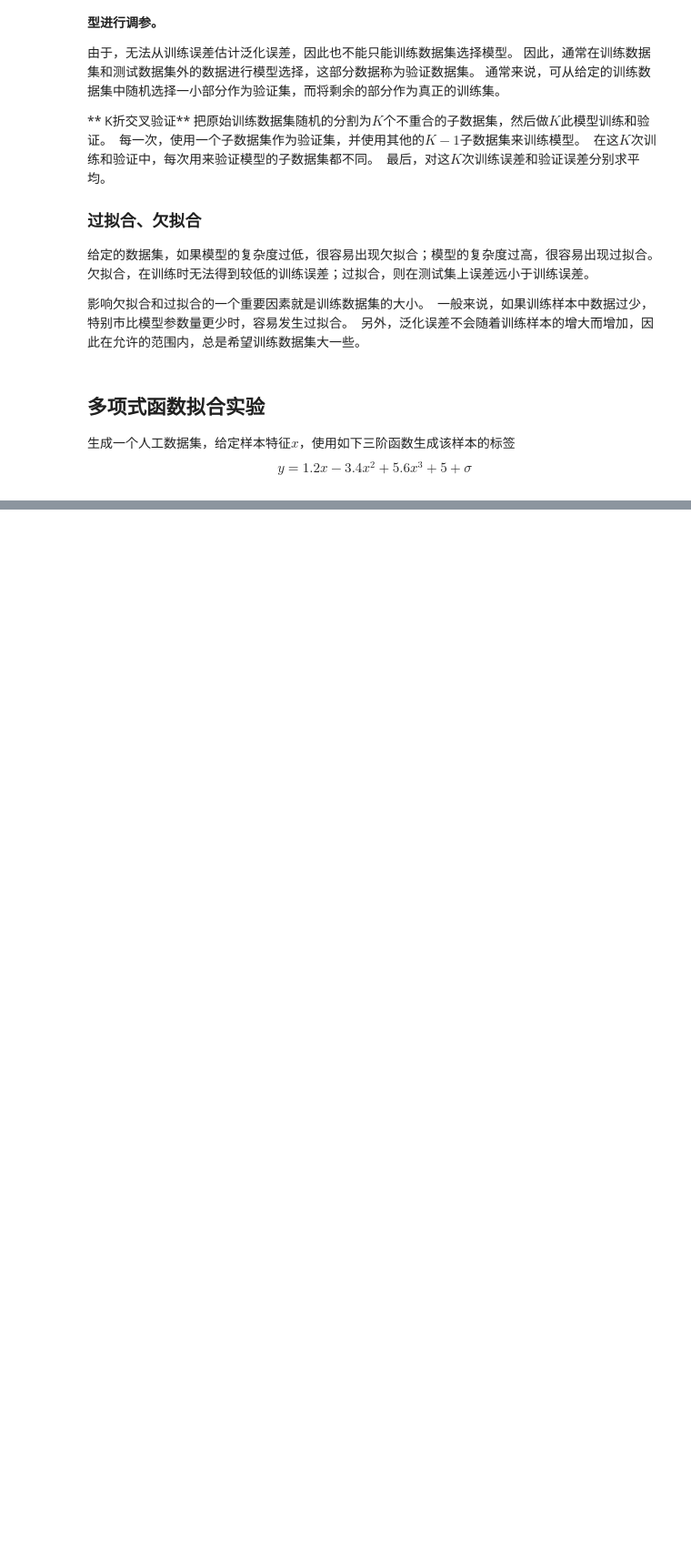
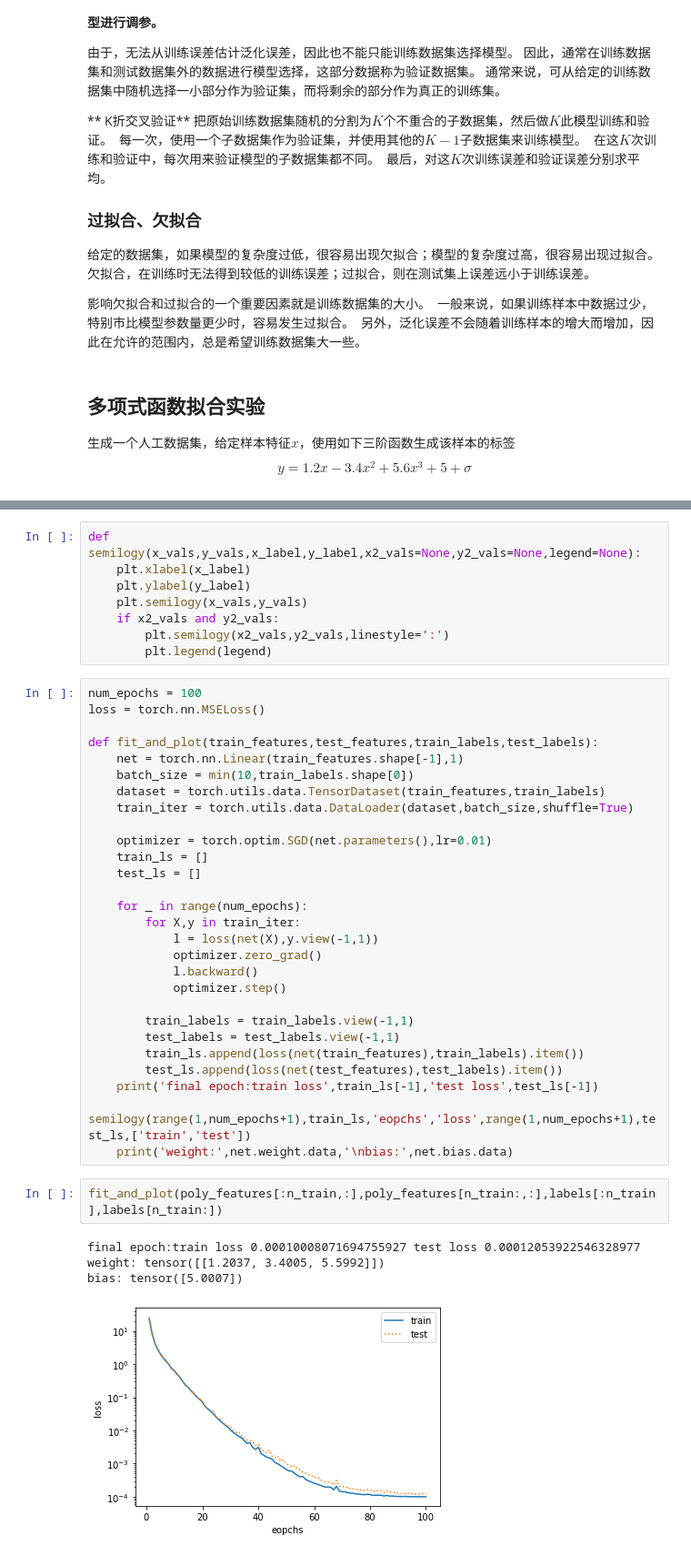
Before and after one commit to brookicv/DLearning, a Jupyter notebook: DiveInfoDL/3.11模型选择.ipynb, the cells around one changed output, grey strips where cells are left out. Shown at 91% size. Drawn from its saved outputs; the diff is of its cells as text; blank space fills up the shorter version.

```diff
--- a/DiveInfoDL/3.11模型选择.ipynb
+++ b/DiveInfoDL/3.11模型选择.ipynb
@@ -47,0 +56,43 @@ tensor([[-0.0797],
+# %%
+def semilogy(x_vals,y_vals,x_label,y_label,x2_vals=None,y2_vals=None,legend=None):
+    plt.xlabel(x_label)
+    plt.ylabel(y_label)
+    plt.semilogy(x_vals,y_vals)
+    if x2_vals and y2_vals:
+        plt.semilogy(x2_vals,y2_vals,linestyle=':')
+        plt.legend(legend)
+# %%
+num_epochs = 100
+loss = torch.nn.MSELoss()
+
+def fit_and_plot(train_features,test_features,train_labels,test_labels):
+    net = torch.nn.Linear(train_features.shape[-1],1)
+    batch_size = min(10,train_labels.shape[0])
+    dataset = torch.utils.data.TensorDataset(train_features,train_labels)
+    train_iter = torch.utils.data.DataLoader(dataset,batch_size,shuffle=True)
+
+    optimizer = torch.optim.SGD(net.parameters(),lr=0.01)
+    train_ls = []
+    test_ls = []
+
+    for _ in range(num_epochs):
+        for X,y in train_iter:
+            l = loss(net(X),y.view(-1,1))
+            optimizer.zero_grad()
+            l.backward()
+            optimizer.step()
+
+        train_labels = train_labels.view(-1,1)
+        test_labels = test_labels.view(-1,1)
+        train_ls.append(loss(net(train_features),train_labels).item())
+        test_ls.append(loss(net(test_features),test_labels).item())
+    print('final epoch:train loss',train_ls[-1],'test loss',test_ls[-1])
+    semilogy(range(1,num_epochs+1),train_ls,'eopchs','loss',range(1,num_epochs+1),test_ls,['train','test'])
+    print('weight:',net.weight.data,'\nbias:',net.bias.data)
+# %%
+fit_and_plot(poly_features[:n_train,:],poly_features[n_train:,:],labels[:n_train],labels[n_train:])
+# %% [output]
+final epoch:train loss 0.00010008071694755927 test loss 0.00012053922546328977
+weight: tensor([[1.2037, 3.4005, 5.5992]])
+bias: tensor([5.0007])
+[figure, added]
```
Also changed, not shown: parts of 7 cells of this notebook, 2 other files.
